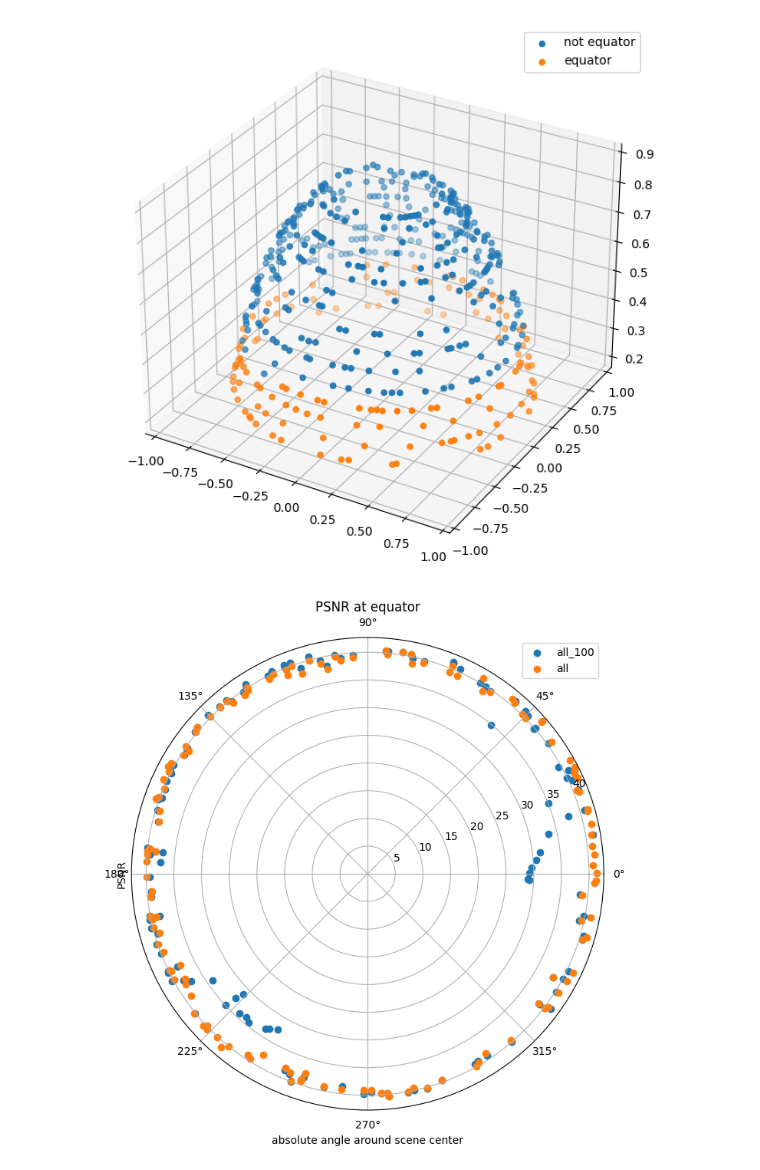
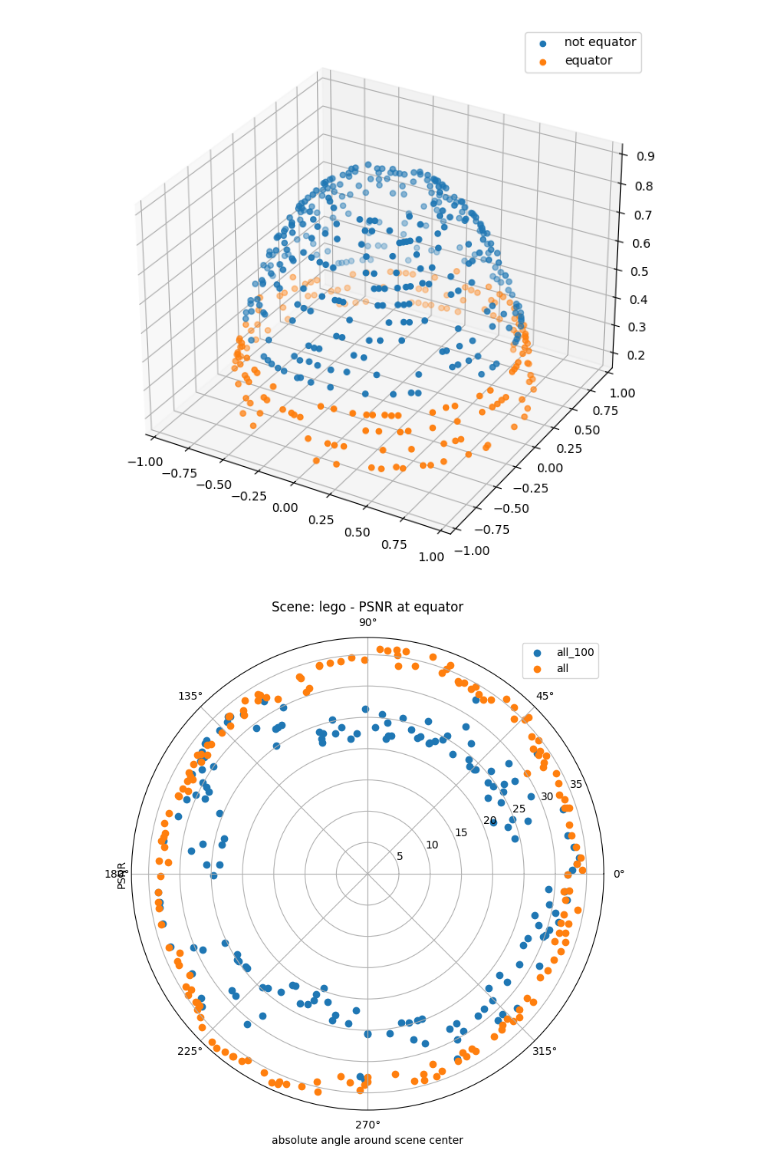
Before and after one commit to kobejean/svox2, a Jupyter notebook: vis_results.ipynb, the cells around one changed output. Cells and saved outputs as stored; diff of their text form; code cells hidden in the pictures.

```diff
--- a/vis_results.ipynb
+++ b/vis_results.ipynb
@@ -4,8 +4,9 @@ import numpy as np
 import os
 from PIL import Image
 # %%
+scene = "lego"
 suffix = "all_100"
-base_dir = f"/home/ccl/Code/svox2/opt/ckpt_auto/128_to_256_scannerf_{suffix}/airplane1/test_renders"
+base_dir = f"/home/ccl/Code/svox2/opt/ckpt_auto/128_to_256_scannerf/{suffix}/{scene}/test_renders"
 c2ws = np.load(f"{base_dir}/c2ws.npy")
 
 
@@ -34,7 +35,7 @@ psnrs = []
 psnrs_train = []
 
 for suffix in suffixes:
-    base_dir2 = f"/home/ccl/Code/svox2/opt/ckpt_auto/128_to_256_scannerf_{suffix}/airplane1/test_renders"
+    base_dir2 = f"/home/ccl/Code/svox2/opt/ckpt_auto/128_to_256_scannerf/{suffix}/{scene}/test_renders"
 
     c2ws_train.append(np.load(f"{base_dir2}/c2ws_train.npy"))
     psnr, psnr_train = get_metrics(base_dir2)
@@ -62,22 +63,22 @@ c2ws_filtered = c2ws[equator]
 abs_angles_filtered = abs_angles[equator]
 angles_filtered = angles[equator]
 # %% [output]
-[figure, old version]
+[figure, new version]
 # %%
 fig = plt.figure(figsize=(10,8))
 # ax = fig.add_subplot()
 ax = fig.add_subplot(projection='polar')
 plt.ylabel("PSNR")
 plt.xlabel("absolute angle around scene center")
-plt.title("PSNR at equator")
+plt.title(f"Scene: {scene} - PSNR at equator")
 x = abs_angles_filtered
 for i, suffix in enumerate(suffixes):
     y = psnr_filtered[i]
     idx = np.argsort(x)
     # ax.plot(x[idx], y[0,idx], label=f"{suffix}")
     ax.scatter(x, y, label=f"{suffix}")
 
 ax.legend()
-fig.savefig("/home/ccl/Downloads/plots/PSNR_EQUATOR.jpeg")
+fig.savefig(f"/home/ccl/Downloads/plots/{scene}_psnr_equator.jpeg")
 # %% [output]
-[figure, old version]
+[figure, new version]
```
Also changed, not shown: parts of 8 cells of this notebook, 1 other file.
